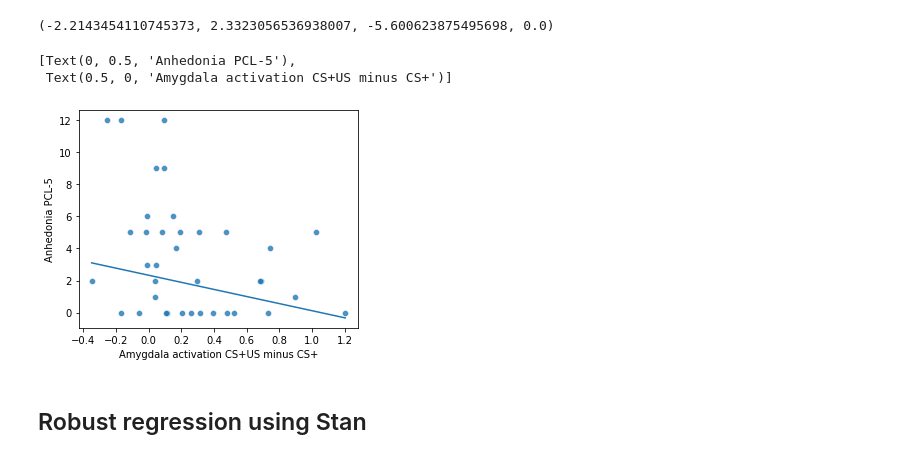
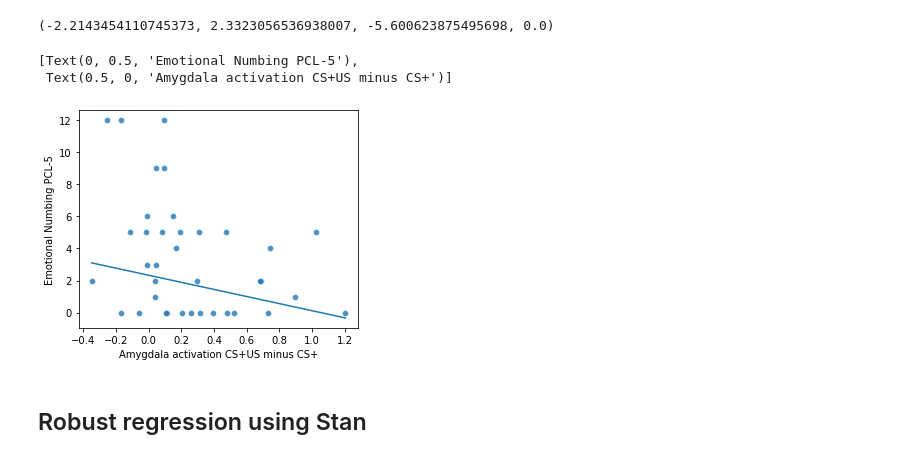
Before and after one commit to LevyDecisionNeuroLab/SIA_PTSD, a Jupyter notebook: firstDay_amygdalaDuringUS2.ipynb, the cells around one changed output. Drawn from its saved outputs; the diff is of its cells as text; code cells hidden in the pictures.

Commit message:
New images

```diff
--- a/firstDay_amygdalaDuringUS2.ipynb
+++ b/firstDay_amygdalaDuringUS2.ipynb
@@ -441,15 +441,15 @@ rub
 # %%
 # plot a line based on the robust regression
 plt.figure(figsize=(5,4))
 line = rub[1] + rub[0]*dfpcl_amg.amygdala
 fgrid = sns.scatterplot(y='pcl_An', x='amygdala',data=dfpcl_amg, alpha=0.8)
 #plt.plot(dfpcl_amg.amygdala, line)#,alpha = 0.8)
 sns.lineplot(dfpcl_amg.amygdala, line)
-fgrid.set(ylabel='Anhedonia PCL-5', xlabel='Amygdala activation CS+US minus CS+')
+fgrid.set(ylabel='Emotional Numbing PCL-5', xlabel='Amygdala activation CS+US minus CS+')
 # %% [output]
-[Text(0, 0.5, 'Anhedonia PCL-5'),
+[Text(0, 0.5, 'Emotional Numbing PCL-5'),
  Text(0.5, 0, 'Amygdala activation CS+US minus CS+')]
-[figure, old version]
+[figure, new version]
 # %% [markdown]
 ## Robust regression using Stan
 # %%
```
Also changed, not shown: parts of 6 cells of this notebook, 1 other file.
